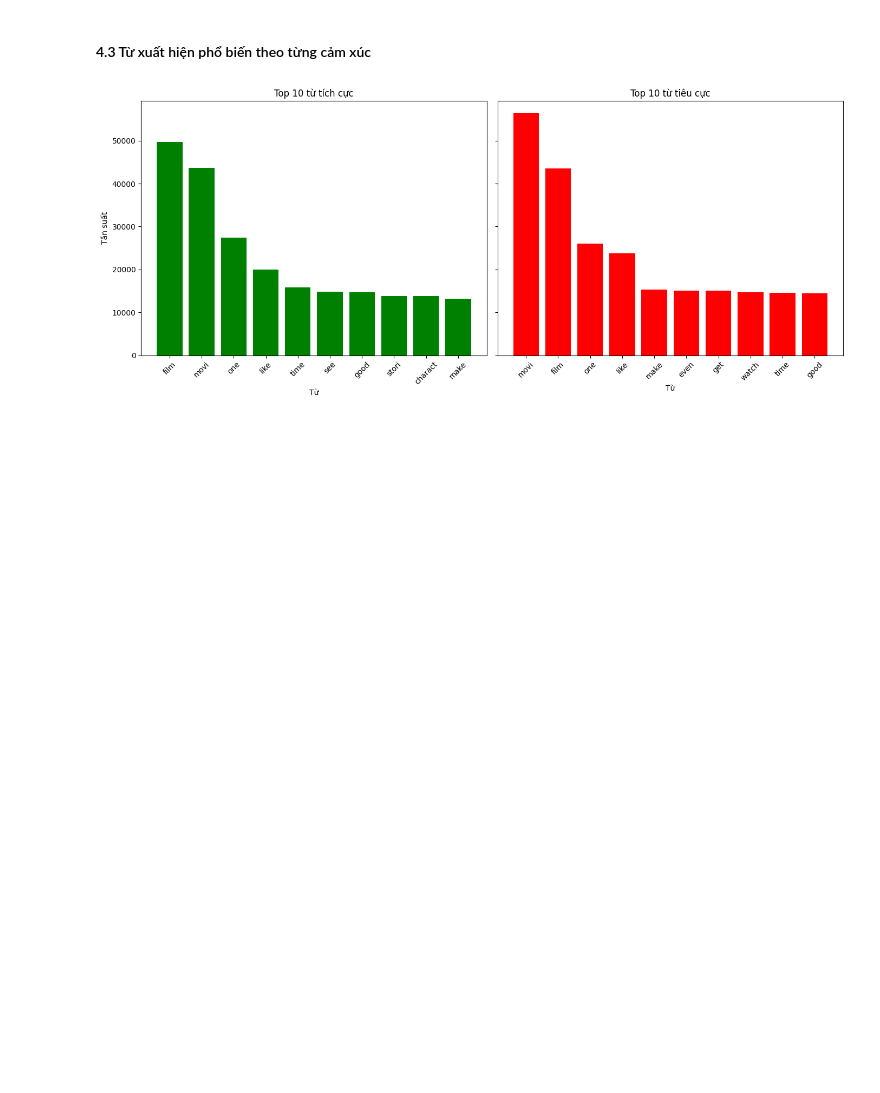
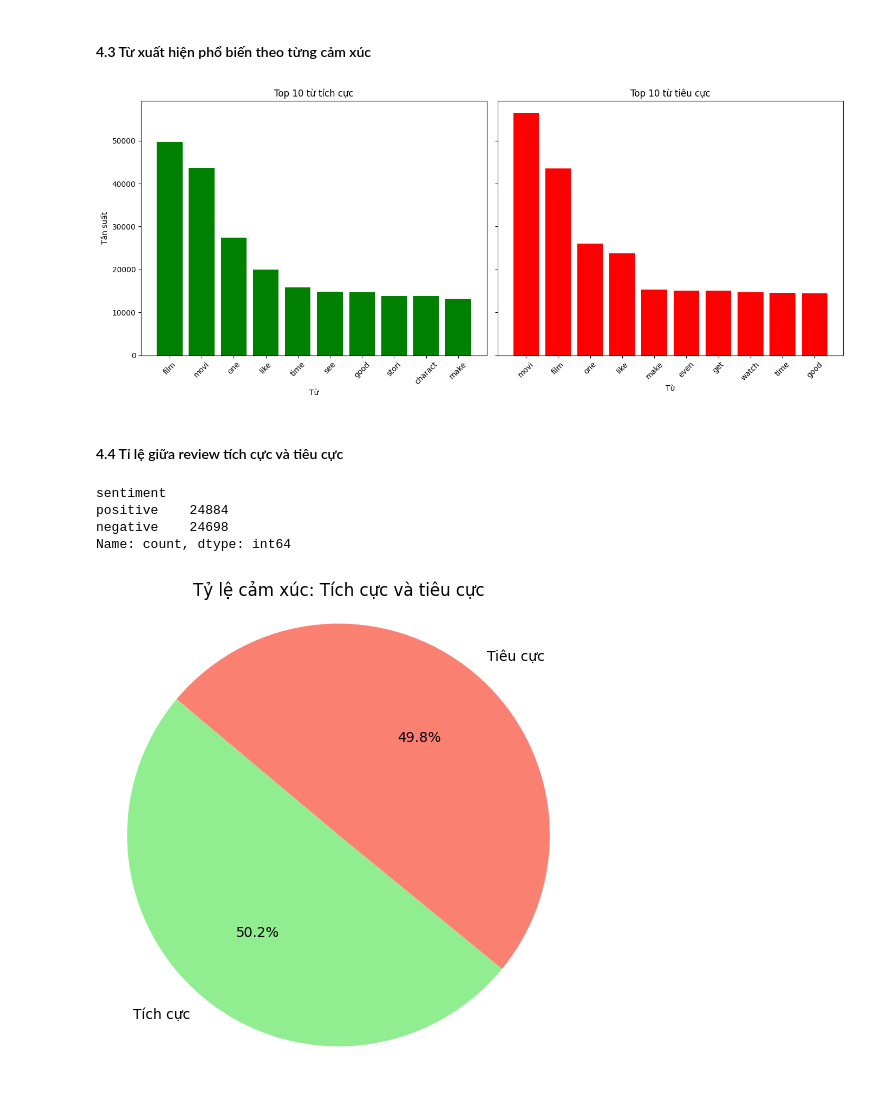
Before and after one commit to DODANGHOANCNTT2K15/imdb-sentiment-classification, a Jupyter notebook: notebook/eda-and-preprocessing.ipynb, the cells around one changed output. Cells and saved outputs as stored; diff of their text form; code cells hidden in the pictures; blank space fills up the shorter version.

```diff
--- a/notebook/eda-and-preprocessing.ipynb
+++ b/notebook/eda-and-preprocessing.ipynb
@@ -341,3 +341,22 @@ plt.tight_layout()
 plt.show()
 # %% [output]
 [figure]
+# %% [markdown]
+#### 4.4 Tỉ lệ giữa review tích cực và tiêu cực
+# %%
+df['sentiment'].value_counts()
+# %% [output]
+sentiment
+positive    24884
+negative    24698
+Name: count, dtype: int64
+# %%
+sentiment_counts = df['sentiment'].value_counts()
+labels = ['Tích cực', 'Tiêu cực'] if sentiment_counts.index[0] == 'positive' else ['Tiêu cực', 'Tích cực']
+plt.figure(figsize=(6, 6))
+plt.pie(sentiment_counts, labels=labels, autopct='%1.1f%%', colors=['lightgreen', 'salmon'], startangle=140)
+plt.title('Tỷ lệ cảm xúc: Tích cực và tiêu cực')
+plt.axis('equal')
+plt.show()
+# %% [output]
+[figure, added]
```
Also changed, not shown: 6 other files.
